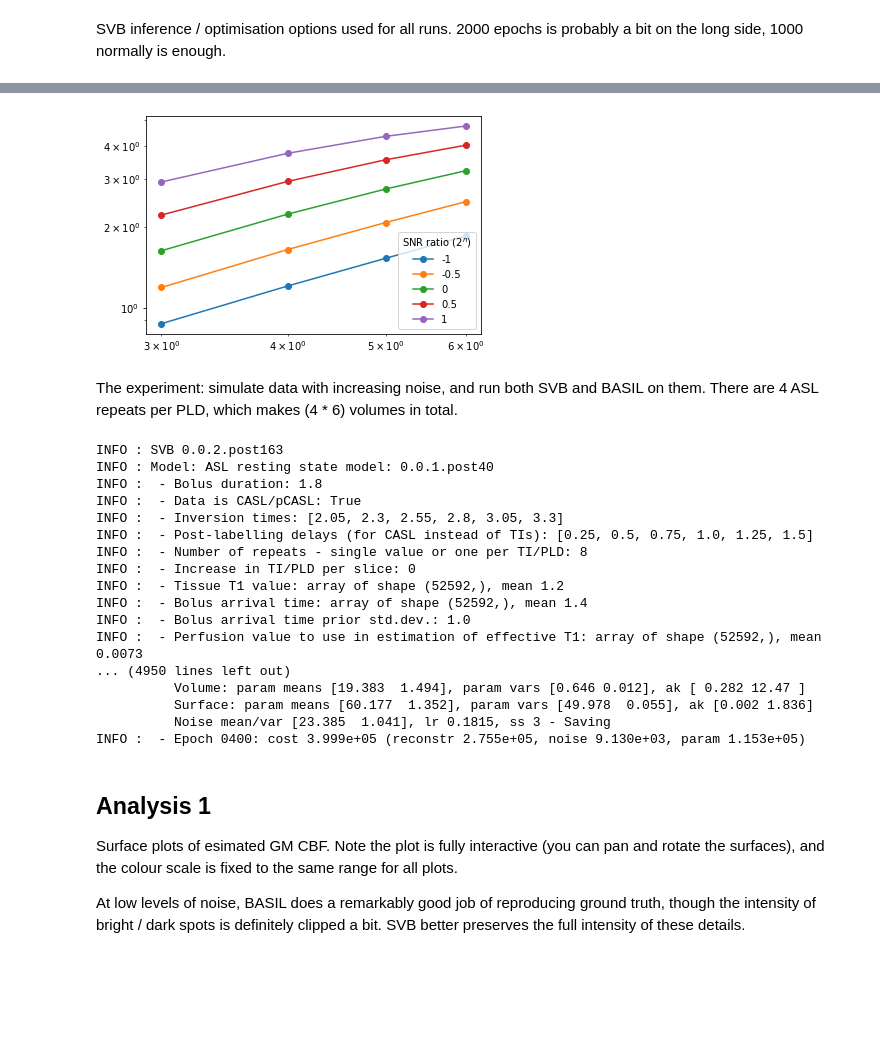
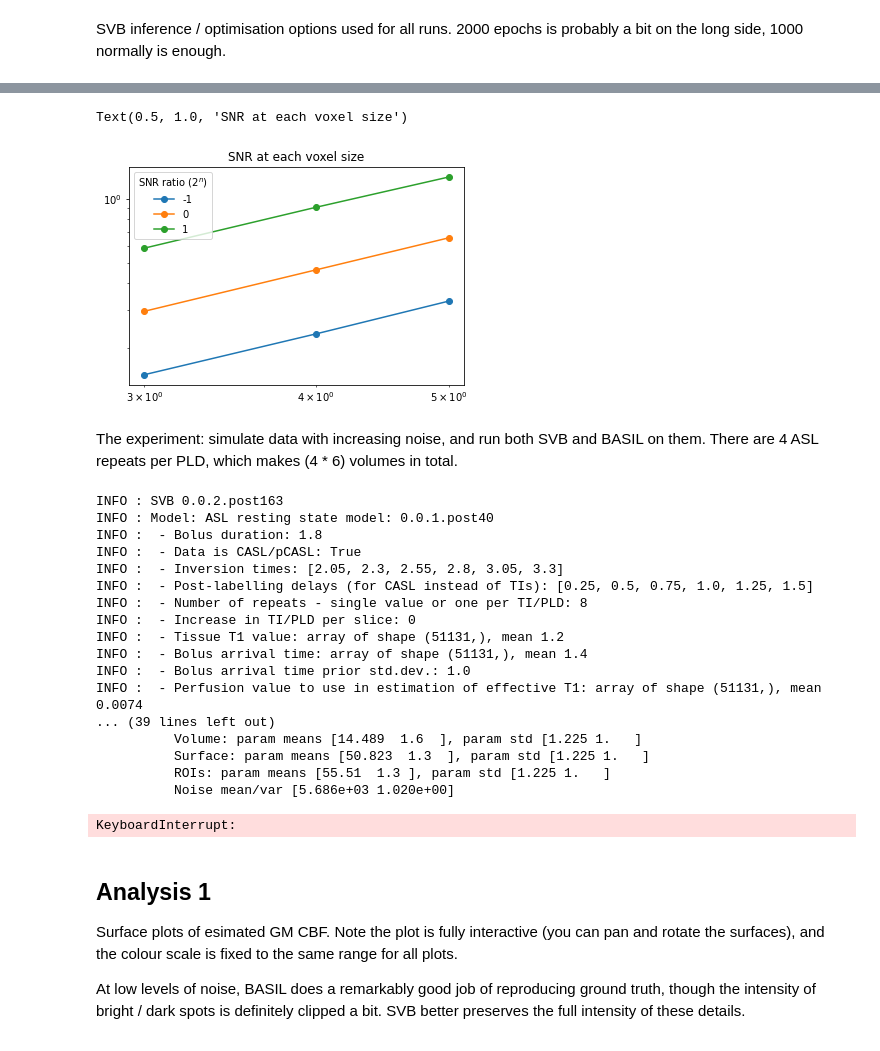
Before and after one commit to tomfrankkirk/svb_evaluation, a Jupyter notebook: brain_eval.ipynb, the cells around one changed output, grey strips where cells are left out. Saved outputs shown, nothing was run; the diff lists cells and outputs as text; code cells hidden in the pictures; blank space fills up the shorter version.

```diff
--- a/brain_eval.ipynb
+++ b/brain_eval.ipynb
@@ -180,13 +265,12 @@ for pld, ax in enumerate(axes):
 # %%
-sig_all_pld = data_base[mask_base,:].mean(-1)
-gm = sig_all_pld > np.percentile(sig_all_pld, 80)
+gm_mask = pvs_base[...,0] > 0.8
 pld_signals = []
 for pld in range(6):
     start = (pld * RPT)
     end = start + RPT
-    data_pld = data_base[mask_base,start:end]
+    data_pld = data_base[gm_mask,start:end]
     sig = data_pld.mean(-1)
-    pld_signals.append( sig[gm].mean() )
+    pld_signals.append( sig.mean() )
 
 mu = max(pld_signals)
 mu
@@ -195,7 +279,7 @@ mu
+# %%
+SNR_RATIO = [-1,0,1]
+get_snr = lambda vox_vol: 1.97 * ((vox_vol / 58.49) ** 0.5)
 # %%
-SNR_RATIO = [-1,-0.5,0,0.5,1]
-get_snr = lambda vox_vol: 3.3 * ((vox_vol / 58.49) ** 0.5)
-
 input_data = {}
 for snr_ratio in SNR_RATIO:
     input_data[snr_ratio] = {}
@@ -211,19 +295,19 @@ for snr_ratio in SNR_RATIO:
 # %%
 v = 4
 snr = 0
-mask = (projectors[v].pvs()[...,:2] > 0.1).any(-1)
-sig_all_pld = input_data[0][v][mask,:].mean(-1)
-gm = sig_all_pld > np.percentile(sig_all_pld, 80)
+gm_mask = (projectors[v].pvs()[...,0] > 0.8)
+sig_all_pld = input_data[0][v][gm_mask,:].mean(-1)
 
 y = []
 for pld in range(6):
     start = (pld * RPT)
     end = start + RPT
-    data_pld = input_data[0][v][mask,start:end]
+    data_pld = input_data[0][v][gm_mask,start:end]
     sig = data_pld.mean(-1)
     noise = data_pld.std(-1)
-    y.append( (sig[gm] / noise[gm]).mean() )
+    y.append( (sig / noise).mean() )
 
 plt.plot(y)
-np.min(y), np.mean(y), np.max(y)
+plt.title("SNR at each PLD")
+np.mean(y)
 # %% [output]
@@ -232,25 +316,25 @@ np.min(y), np.mean(y), np.max(y)
 # %%
 snrs = []
 for snr_ratio in SNR_RATIO:
     s = []
     for v in vox_sizes:
-        mask = (projectors[v].pvs()[...,:2] > 0.05).any(-1)
+        mask = (projectors[v].pvs()[...,1] > 0.8)
         d = input_data[snr_ratio][v][mask,:]
         sig = d.mean(-1)
-        gm = (sig > np.percentile(sig, 80))
-        noise = d[gm].std(-1)
-        x = sig[gm] / noise
-        s.append( x.mean() )
+        noise = d.std(-1)
+        s.append( (sig / noise).mean() )
     snrs.append(s)
 
 snrs = np.array(snrs)
 fig, ax = plt.subplots()
 ax.plot(vox_sizes, snrs.T, marker='o')
 ax.legend(SNR_RATIO, title=r'SNR ratio (2$^n$)')
 ax.set_xscale('log')
 ax.set_yscale('log')
+ax.set_title("SNR at each voxel size")
 # %% [output]
+Text(0.5, 1.0, 'SNR at each voxel size')
-[figure, old version]
+[figure, new version]
 # %%
 options = {
     "mode": "hybrid",
@@ -291,9 +372,8 @@ for v in vox_sizes:
         if not op.exists(op.join(odir, 'output')):
             oxasl_jobs.append( (data, mask.astype(np.int8), odir, BASIL_OPTS, pvs[...,:2], proj) )
 
-from multiprocessing import Pool
-with Pool() as pool:
-    pool.starmap(fabber_funcs.oxasl_cmd, oxasl_jobs)
+# with Pool() as pool:
+#     pool.starmap(fabber_funcs.oxasl_cmd, oxasl_jobs)
 
 for v in vox_sizes:
     proj = projectors[v]
@@ -304,9 +384,10 @@ for v in vox_sizes:
     for snr in SNR_RATIO:
         # SVB infer att
         data = input_data[snr][v]
+        data_mean = np.stack([ data[...,(idx*RPT):(idx+1)*RPT].mean(-1) for idx in range(len(PLDS)) ], axis=-1)
         odir = f"{ANATOMY}_test/svb_vox-{v}_snr-{snr}_rpt-{RPT}"
-        if not op.exists(op.join(odir, 'mean_ftiss.nii.gz')):
-            run(proj.spc.make_nifti(data), "aslrest",
+        if not op.exists(op.join(odir, 'mean_ftiss.nii.gz')) or True:
+            run(proj.spc.make_nifti(data_mean), "aslrest",
                 odir, repeats=RPT, projector=proj, mask=mask,
                 **options)
 # %% [output]
@@ -318,15 +399,16 @@ INFO :  - Inversion times: [2.05, 2.3, 2.55, 2.8, 3.05, 3.3]
 INFO :  - Post-labelling delays (for CASL instead of TIs): [0.25, 0.5, 0.75, 1.0, 1.25, 1.5]
 INFO :  - Number of repeats - single value or one per TI/PLD: 8
 INFO :  - Increase in TI/PLD per slice: 0
-INFO :  - Tissue T1 value: array of shape (52592,), mean 1.2
-INFO :  - Bolus arrival time: array of shape (52592,), mean 1.4
+INFO :  - Tissue T1 value: array of shape (51131,), mean 1.2
+INFO :  - Bolus arrival time: array of shape (51131,), mean 1.4
 INFO :  - Bolus arrival time prior std.dev.: 1.0
-INFO :  - Perfusion value to use in estimation of effective T1: array of shape (52592,), mean 0.0073
-... (4950 lines left out)
-          Volume: param means [19.383  1.494], param vars [0.646 0.012], ak [ 0.282 12.47 ]
-          Surface: param means [60.177  1.352], param vars [49.978  0.055], ak [0.002 1.836]
-          Noise mean/var [23.385  1.041], lr 0.1815, ss 3 - Saving
-INFO :  - Epoch 0400: cost 3.999e+05 (reconstr 2.755e+05, noise 9.130e+03, param 1.153e+05)
+INFO :  - Perfusion value to use in estimation of effective T1: array of shape (51131,), mean 0.0074
+... (39 lines left out)
+          Volume: param means [14.489  1.6  ], param std [1.225 1.   ]
+          Surface: param means [50.823  1.3  ], param std [1.225 1.   ]
+          ROIs: param means [55.51  1.3 ], param std [1.225 1.   ]
+          Noise mean/var [5.686e+03 1.020e+00]
+KeyboardInterrupt:
 # %%
 df = []
 for v in vox_sizes:
```
Also changed, not shown: parts of 37 cells of this notebook, 6 other files.
